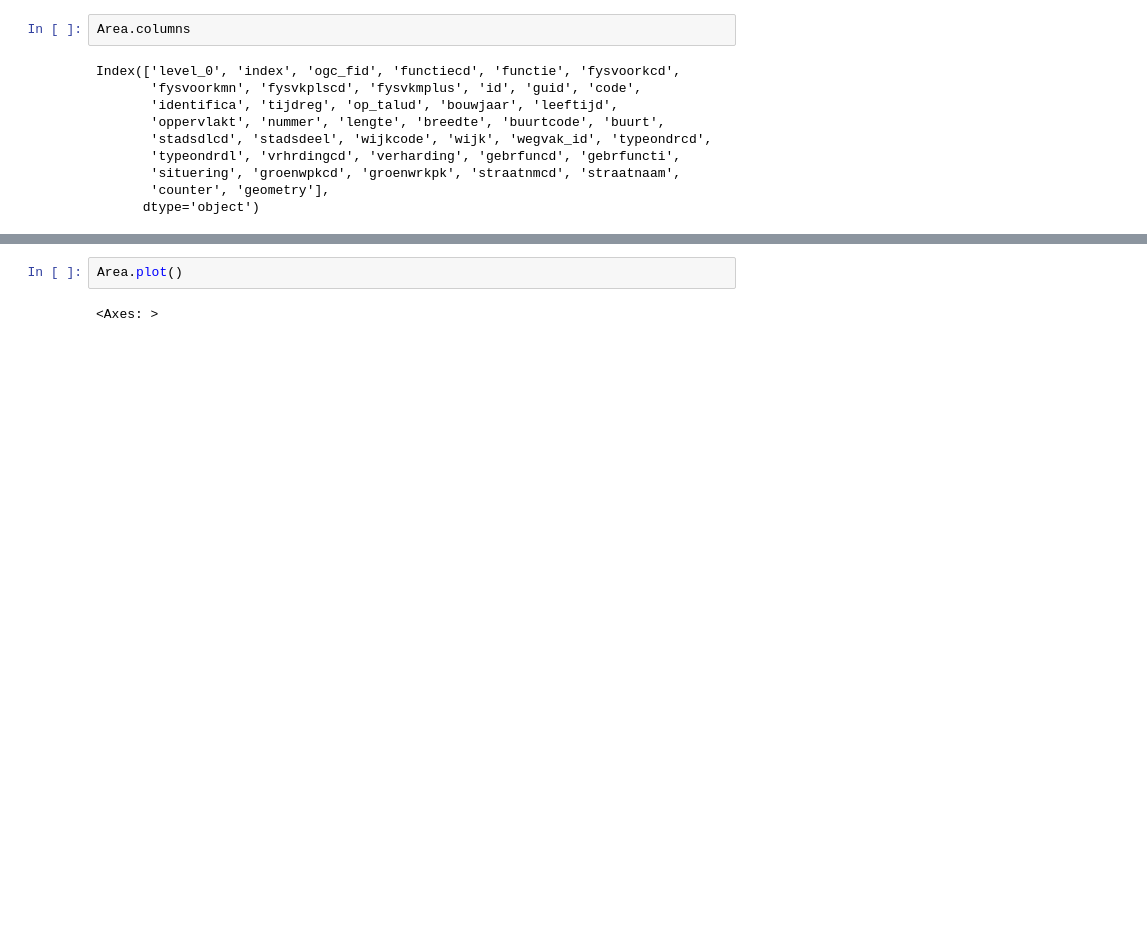
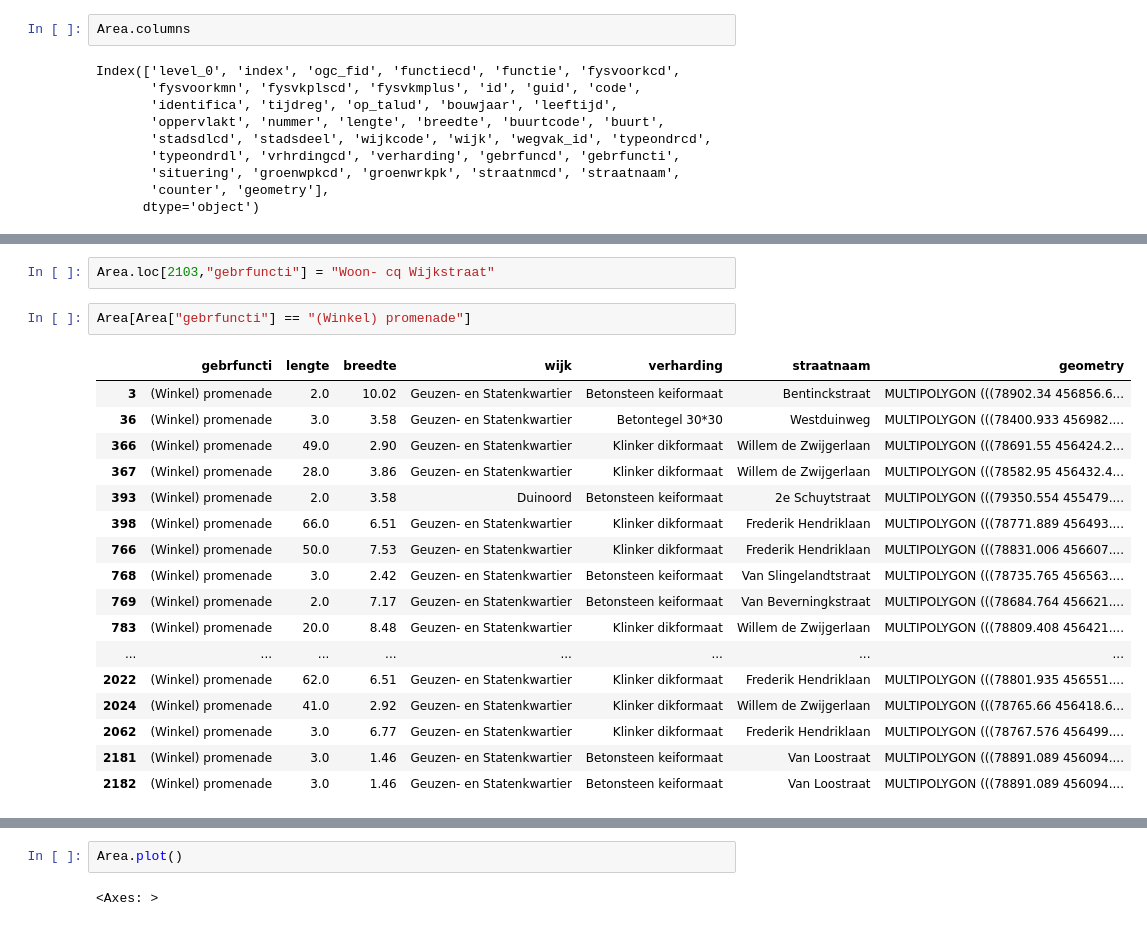
Before and after one commit to KCvdBerg/Societal-The-Hague, a Jupyter notebook: Initial_data_Cleaning.ipynb, the cells around one changed output, grey strips where cells are left out. Drawn from its saved outputs; the diff is of its cells as text; blank space fills up the shorter version.

```diff
--- a/Initial_data_Cleaning.ipynb
+++ b/Initial_data_Cleaning.ipynb
@@ -96,0 +127,22 @@ array(['Asfaltbeton', 'Betonsteen keiformaat', 'Rood asfalt',
+# %%
+Area.loc[2103,"gebrfuncti"] = "Woon- cq Wijkstraat"
+# %%
+Area[Area["gebrfuncti"] == "(Winkel) promenade"]
+# %% [output]
+|  | gebrfuncti | lengte | breedte | wijk | verharding | straatnaam | geometry |
+| 3 | (Winkel) promenade | 2.0 | 10.02 | Geuzen- en Statenkwartier | Betonsteen keiformaat | Bentinckstraat | MULTIPOLYGON (((78902.34 456856.6... |
+| 36 | (Winkel) promenade | 3.0 | 3.58 | Geuzen- en Statenkwartier | Betontegel 30*30 | Westduinweg | MULTIPOLYGON (((78400.933 456982.... |
+| 366 | (Winkel) promenade | 49.0 | 2.90 | Geuzen- en Statenkwartier | Klinker dikformaat | Willem de Zwijgerlaan | MULTIPOLYGON (((78691.55 456424.2... |
+| 367 | (Winkel) promenade | 28.0 | 3.86 | Geuzen- en Statenkwartier | Klinker dikformaat | Willem de Zwijgerlaan | MULTIPOLYGON (((78582.95 456432.4... |
+| 393 | (Winkel) promenade | 2.0 | 3.58 | Duinoord | Betonsteen keiformaat | 2e Schuytstraat | MULTIPOLYGON (((79350.554 455479.... |
+| 398 | (Winkel) promenade | 66.0 | 6.51 | Geuzen- en Statenkwartier | Klinker dikformaat | Frederik Hendriklaan | MULTIPOLYGON (((78771.889 456493.... |
+| 766 | (Winkel) promenade | 50.0 | 7.53 | Geuzen- en Statenkwartier | Klinker dikformaat | Frederik Hendriklaan | MULTIPOLYGON (((78831.006 456607.... |
+| 768 | (Winkel) promenade | 3.0 | 2.42 | Geuzen- en Statenkwartier | Betonsteen keiformaat | Van Slingelandtstraat | MULTIPOLYGON (((78735.765 456563.... |
+| 769 | (Winkel) promenade | 2.0 | 7.17 | Geuzen- en Statenkwartier | Betonsteen keiformaat | Van Beverningkstraat | MULTIPOLYGON (((78684.764 456621.... |
+| 783 | (Winkel) promenade | 20.0 | 8.48 | Geuzen- en Statenkwartier | Klinker dikformaat | Willem de Zwijgerlaan | MULTIPOLYGON (((78809.408 456421.... |
+| ... | ... | ... | ... | ... | ... | ... | ... |
+| 2022 | (Winkel) promenade | 62.0 | 6.51 | Geuzen- en Statenkwartier | Klinker dikformaat | Frederik Hendriklaan | MULTIPOLYGON (((78801.935 456551.... |
+| 2024 | (Winkel) promenade | 41.0 | 2.92 | Geuzen- en Statenkwartier | Klinker dikformaat | Willem de Zwijgerlaan | MULTIPOLYGON (((78765.66 456418.6... |
+| 2062 | (Winkel) promenade | 3.0 | 6.77 | Geuzen- en Statenkwartier | Klinker dikformaat | Frederik Hendriklaan | MULTIPOLYGON (((78767.576 456499.... |
+| 2181 | (Winkel) promenade | 3.0 | 1.46 | Geuzen- en Statenkwartier | Betonsteen keiformaat | Van Loostraat | MULTIPOLYGON (((78891.089 456094.... |
+| 2182 | (Winkel) promenade | 3.0 | 1.46 | Geuzen- en Statenkwartier | Betonsteen keiformaat | Van Loostraat | MULTIPOLYGON (((78891.089 456094.... |
```
Also changed, not shown: parts of 20 cells of this notebook.
